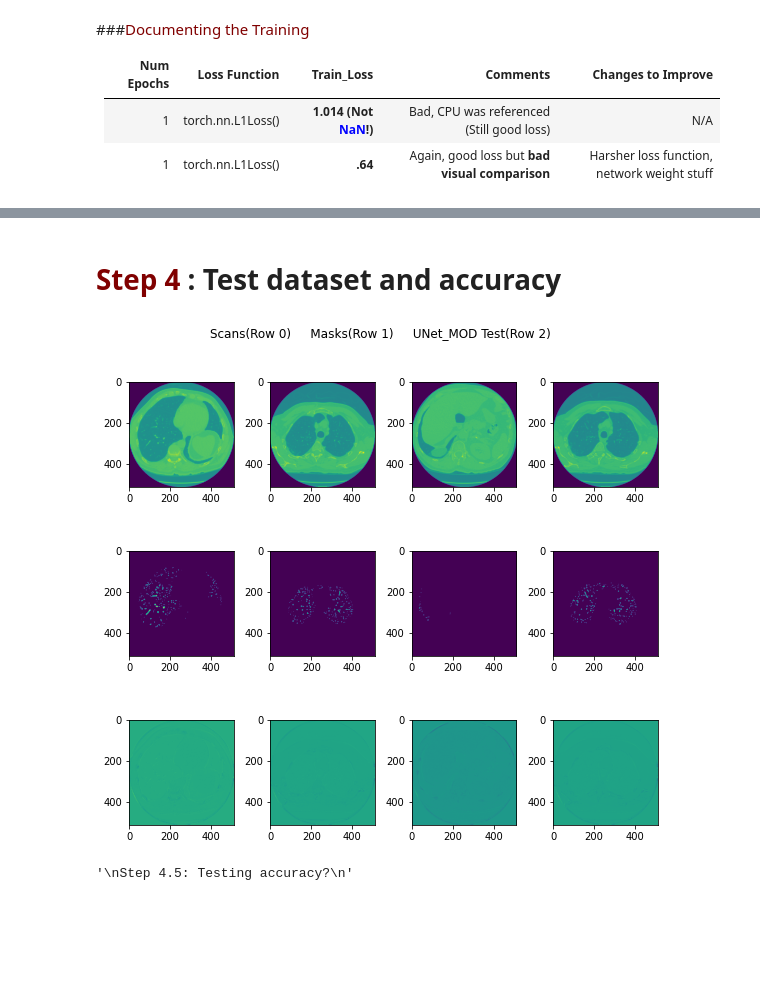
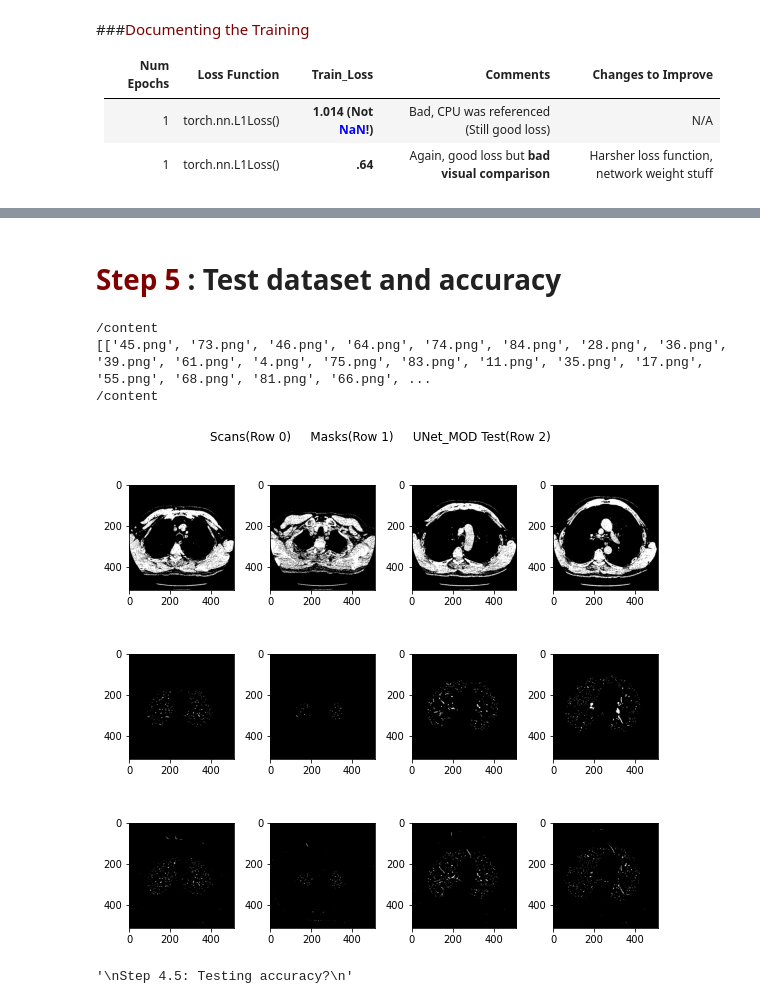
Before and after one commit to seyhosseini/AML-AVGAN-22, a Jupyter notebook: Part1_A_V_Seperation.ipynb, the cells around one changed output, grey strips where cells are left out. Cells and saved outputs as stored; diff of their text form; code cells hidden in the pictures; blank space fills up the shorter version.

```diff
--- a/Part1_A_V_Seperation.ipynb
+++ b/Part1_A_V_Seperation.ipynb
@@ -950,29 +1036,54 @@ Epoch      t_loss
 # %% [markdown]
-# <font color = Maroon> Step 4 </font> : Test dataset and accuracy
+# <font color = Maroon> <b> Step 5 </b> </font> : Test dataset and accuracy
-# %%
-"""
-Step 4: Visualizing output
-"""
-
-fig ,ax = plt.subplots(3,4,figsize=(8,8))
-fig.set_tight_layout(True)
-fig.suptitle("Scans(Row 0)     Masks(Row 1)     UNet_MOD Test(Row 2)")
-
-# --------- NETWORK IN/OUT TESTING ------- #
-for i, data in enumerate(CT_IN_trainloader, 0):
-
-  # Graph 4 instances of the input and label
-  if i==4: break
-  else:
-    inputs, labels = data[0].to(device = device, dtype = torch.float), data[1].to(device = device, dtype = torch.float)
-
-    output_3 = net_final(inputs)
-
-    ax[0][i].imshow(np.squeeze(np.squeeze(np.asarray(inputs.cpu().detach().numpy()))))
-    ax[1][i].imshow(np.squeeze(np.squeeze(np.asarray(labels.cpu().detach().numpy()))))
-    ax[2][i].imshow(np.squeeze(np.squeeze(np.asarray(output_3.cpu().detach().numpy()))))
-# %% [output]
-[figure, removed]
+# %%
+# Grab image references from the local files
+
+directorys = ["input/","masks/","preds/"]
+ImageReferences = []
+
+print(os.getcwd())
+
+for pwds in directorys:
+  # os.chdir('~/content') Home directory
+  os.chdir(pwds)
+  ImageReferences.append(os.listdir())
+  os.chdir(os.pardir)
+
+# Check:
+print(ImageReferences)
+print(os.getcwd())
+# %% [output]
+/content
+[['45.png', '73.png', '46.png', '64.png', '74.png', '84.png', '28.png', '36.png', '39.png', '61.png', '4.png', '75.png', '83.png', '11.png', '35.png', '17.png', '55.png', '68.png', '81.png', '66.png', ...
+/content
+# %%
+"""
+Step 4: Visualizing output
+"""
+
+inputs = ImageReferences[0]
+masks =  ImageReferences[1]
+predictions =  ImageReferences[2]
+
+# Grab the file from the local file folders
+
+fig ,ax = plt.subplots(3,4,figsize=(8,8))
+fig.set_tight_layout(True)
+fig.suptitle("Scans(Row 0)     Masks(Row 1)     UNet_MOD Test(Row 2)")
+
+for i in range(4):
+
+  rand_indx = np.random.randint(0,len(testLoader)-1)
+  tempIn = sitk.GetArrayFromImage(sitk.ReadImage("input/"+inputs[rand_indx]))
+  tempMask = sitk.GetArrayFromImage(sitk.ReadImage("masks/"+masks[rand_indx]))
+  tempPreds = sitk.GetArrayFromImage(sitk.ReadImage("preds/"+predictions[rand_indx]))
+
+
+  ax[0][i].imshow(tempIn)
+  ax[1][i].imshow(tempMask)
+  ax[2][i].imshow(tempPreds)
+# %% [output]
+[figure, added]
 # %%
 """
 Step 4.5: Testing accuracy?
```
Also changed, not shown: parts of 26 cells of this notebook.
